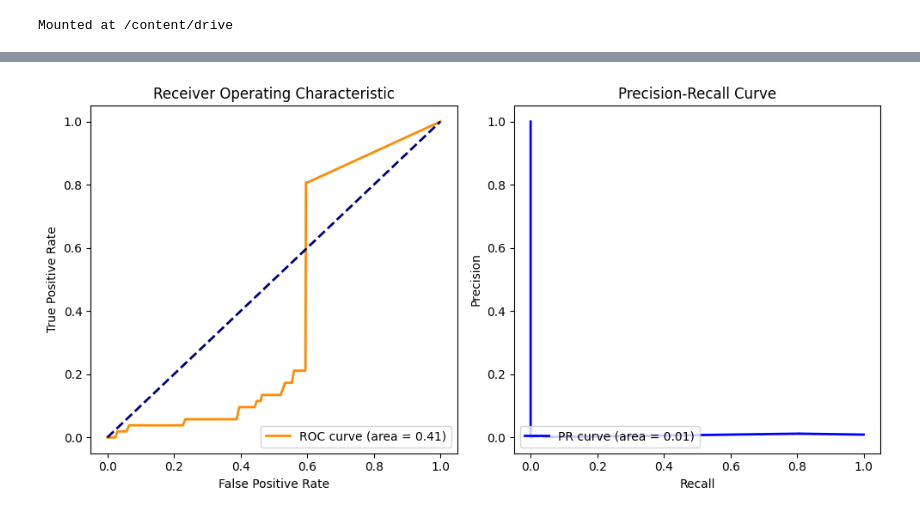
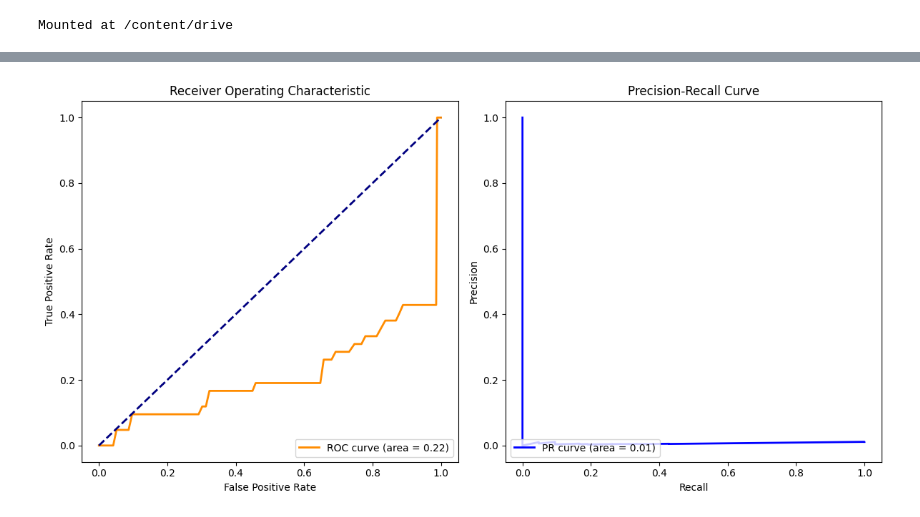
Before and after one commit to miikii41/Machine5, a Jupyter notebook: Open_Multi/Open_Multi_SVM.ipynb, the cells around one changed output, grey strips where cells are left out. Cells and saved outputs as stored; diff of their text form; code cells hidden in the pictures.

```diff
--- a/Open_Multi/Open_Multi_SVM.ipynb
+++ b/Open_Multi/Open_Multi_SVM.ipynb
@@ -21,20 +27,8 @@ from scipy.stats import expon, reciprocal
 drive.mount('/content/drive')
 
 
-unmon_features= pd.read_csv('/content/drive/MyDrive/Machine5/datasets/unmon_features.csv')
-mon_features= pd.read_csv('/content/drive/MyDrive/Machine5/datasets/mon_features.csv')
-mon_labels = pd.read_csv('/content/drive/MyDrive/Machine5/datasets/mon_labels.csv')
+
+mon_features= pd.read_csv('/content/drive/MyDrive/MLproject/mon_features.csv')
+mon_labels = pd.read_csv('/content/drive/MyDrive/MLproject/mon_labels.csv')
 # %% [output]
 Mounted at /content/drive
-# %%
-mon_features['label'] = mon_labels.values
-unmon_features['label'] = -1
-
-combined_data = pd.concat([mon_features, unmon_features], axis=0, ignore_index= True)
-combined_data.fillna(0, inplace=True)
-
-X = combined_data.drop('label', axis=1)
-y = combined_data['label']
-
-
-print(X.head)
@@ -59,10 +37,6 @@ print(X.head)
+# %%
+X = mon_features
+y = mon_labels
 # %%
-# Split dataset
-X_train, X_test, y_train, y_test = train_test_split(
-    X, y, test_size=0.2, random_state=50
-)
-
-# Standardize features
-scaler = StandardScaler()
-X_train_scaled = scaler.fit_transform(X_train)
-X_test_scaled = scaler.transform(X_test)
+X_train, X_test, y_train, y_test = train_test_split(X, y, test_size=0.2, random_state=42)
+print("Data Train/Test Shape:", X_train.shape, X_test.shape)
@@ -212,25 +179,25 @@ Precision-Recall AUC: 0.0071
 # %%
 # Plot ROC and Precision-Recall curves
-plt.figure(figsize=(10, 5))
+plt.figure(figsize=(12,6))
 
 # ROC Curve
 plt.subplot(1, 2, 1)
 plt.plot(fpr, tpr, color='darkorange', lw=2, label=f'ROC curve (area = {roc_auc:.2f})')
 plt.plot([0, 1], [0, 1], color='navy', lw=2, linestyle='--')
 plt.xlabel('False Positive Rate')
 plt.ylabel('True Positive Rate')
 plt.title('Receiver Operating Characteristic')
 plt.legend(loc="lower right")
 
 # Precision-Recall Curve
 plt.subplot(1, 2, 2)
 plt.plot(recall_values, precision_values, color='blue', lw=2, label=f'PR curve (area = {pr_auc:.2f})')
 plt.xlabel('Recall')
 plt.ylabel('Precision')
 plt.title('Precision-Recall Curve')
 plt.legend(loc="lower left")
 
 plt.tight_layout()
 plt.show()
 # %% [output]
-[figure, old version]
+[figure, new version]
```
Also changed, not shown: parts of 16 cells of this notebook, 2 other files.
